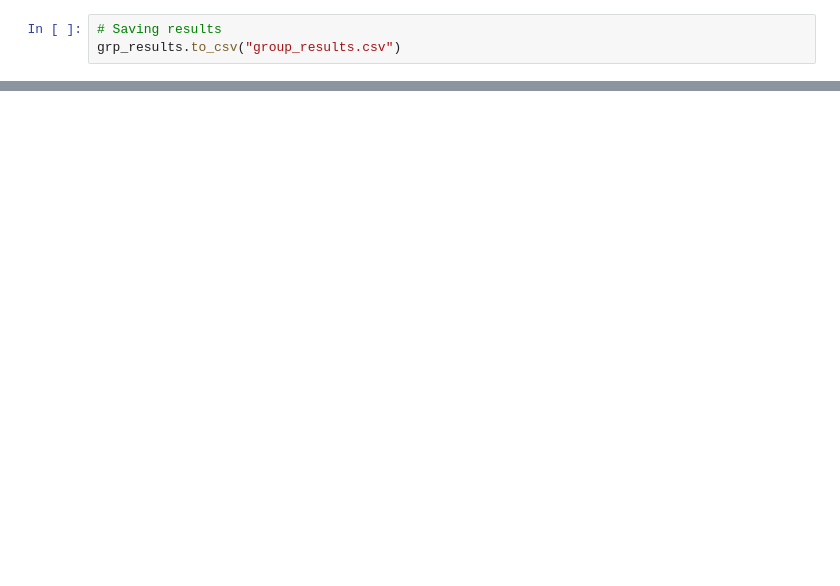
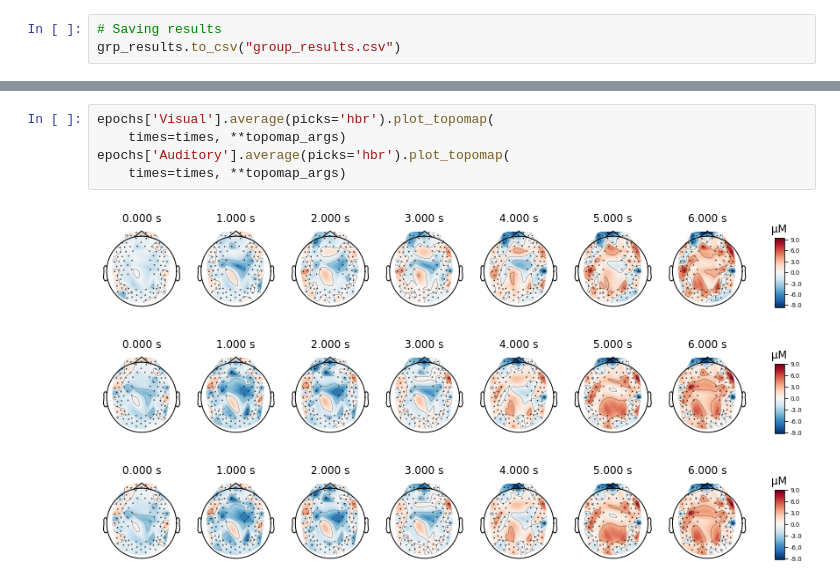
Before and after one commit to sigridbom/BA_fNIRS, a Jupyter notebook: preprocessing_analysis.ipynb, the cells around one changed output, grey strips where cells are left out. Drawn from its saved outputs; the diff is of its cells as text; blank space fills up the shorter version.

```diff
--- a/preprocessing_analysis.ipynb
+++ b/preprocessing_analysis.ipynb
@@ -388,0 +410,9 @@ plot_glm_group_topo(raw_haemo.copy().pick(picks="hbo"),
+# %%
+epochs['Visual'].average(picks='hbr').plot_topomap(
+    times=times, **topomap_args)
+epochs['Auditory'].average(picks='hbr').plot_topomap(
+    times=times, **topomap_args)
+# %% [output]
+[figure, added]
+[figure, added]
+[figure, added]
```
Also changed, not shown: parts of 13 cells of this notebook.
